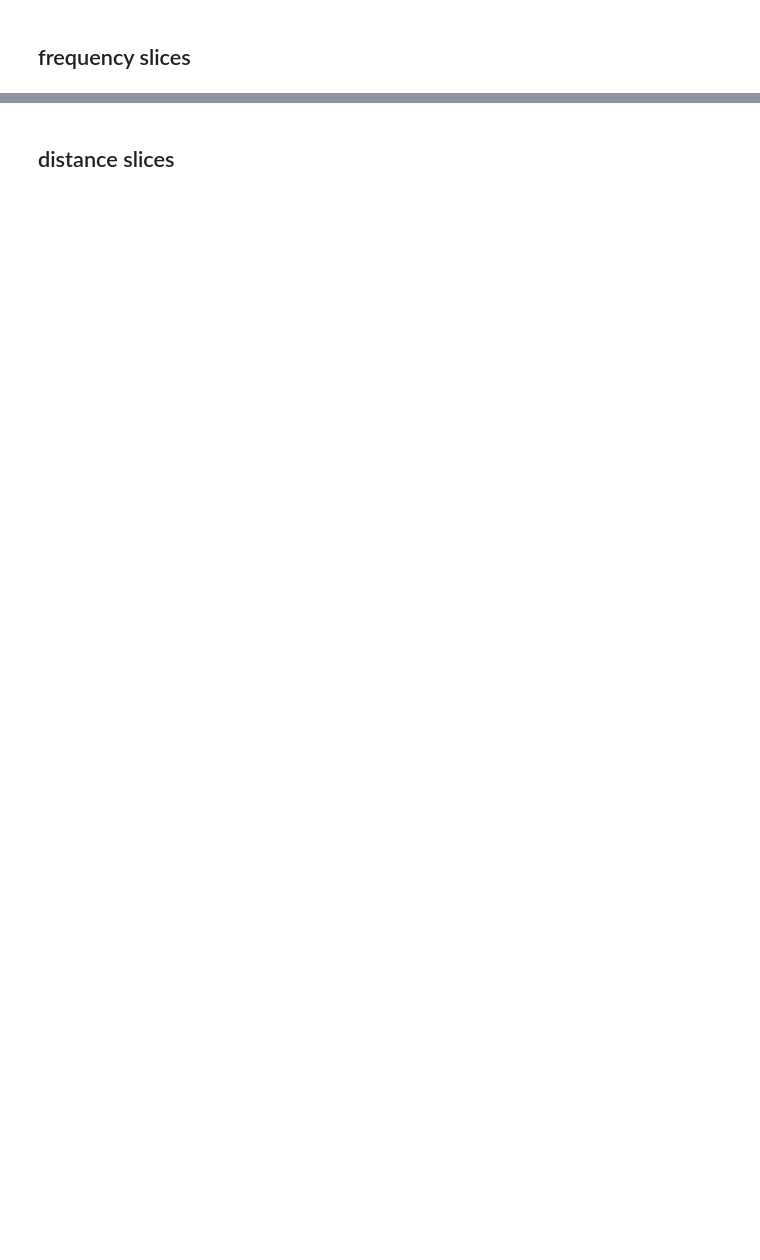
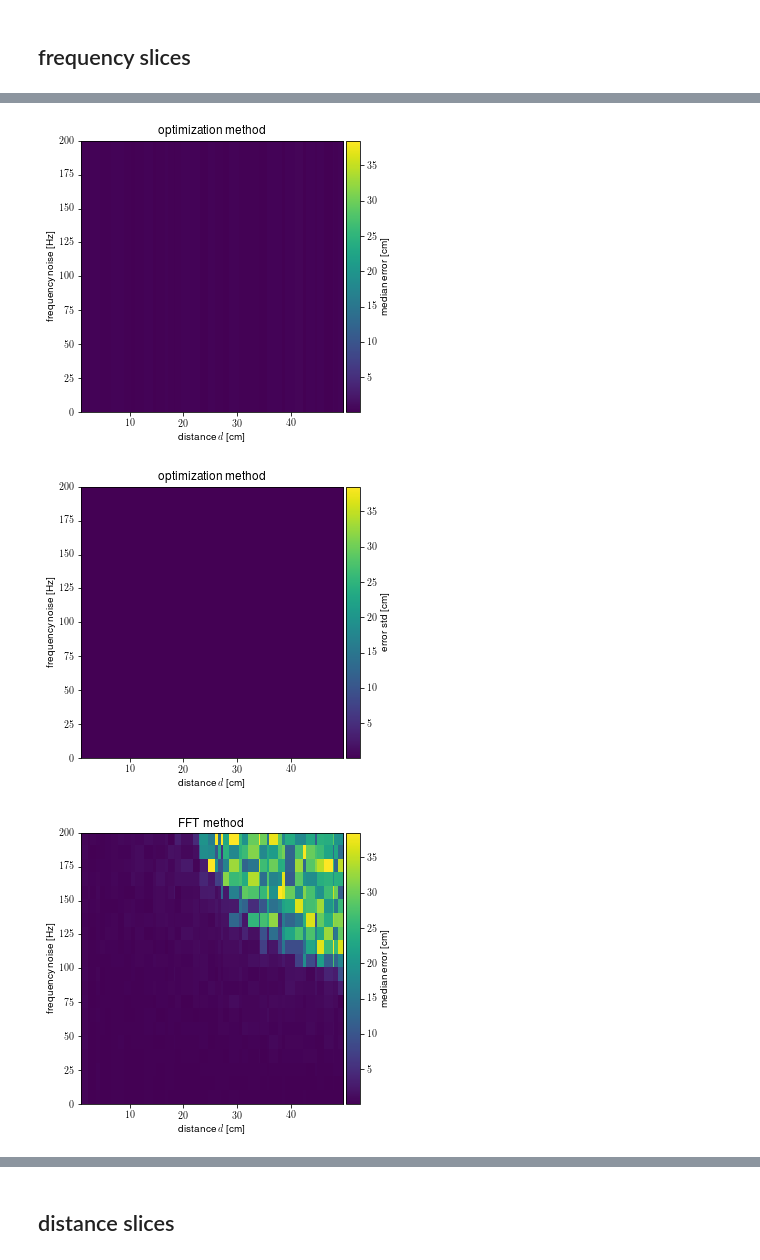
Before and after one commit to LCAV/audioROS, a Jupyter notebook: notebooks/WallStudy.ipynb, the cells around one changed output, grey strips where cells are left out. Saved outputs shown, nothing was run; the diff lists cells and outputs as text; code cells hidden in the pictures; blank space fills up the shorter version.

```diff
--- a/notebooks/WallStudy.ipynb
+++ b/notebooks/WallStudy.ipynb
@@ -837,7 +1019,7 @@ results_df = pd.read_pickle(f"results/simulation/{name}.pkl")
 vmin = results_df.error.min() / 2
 vmax = results_df.error.max() / 2
 for method, sub_df in results_df.groupby("method"):
-    fig, axs = plot_error(
+    fig, axs = plot_error_distance(
         sub_df,
         column="sigmaf",
         name=name + " [Hz]",
@@ -846,7 +1028,7 @@ for method, sub_df in results_df.groupby("method"):
         vmax=vmax,
     )
     save_fig(fig, f"plots/simulation/{name}_{method}_median.pdf")
-    fig, axs = plot_error(
+    fig, axs = plot_error_distance(
         sub_df,
         column="sigmaf",
         name=name + " [Hz]",
@@ -855,3 +1037,4 @@ for method, sub_df in results_df.groupby("method"):
         vmax=vmax,
     )
     save_fig(fig, f"plots/simulation/{name}_{method}_std.pdf")
+# %% [output]
@@ -857,0 +1049,3 @@ for method, sub_df in results_df.groupby("method"):
+[figure, added]
+[figure, added]
+[figure, added]
```
Also changed, not shown: parts of 24 cells of this notebook, 3 other files.
